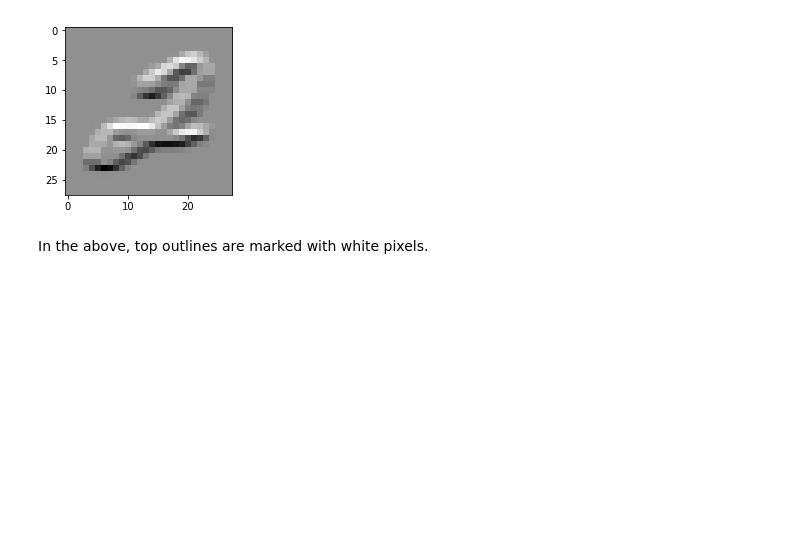
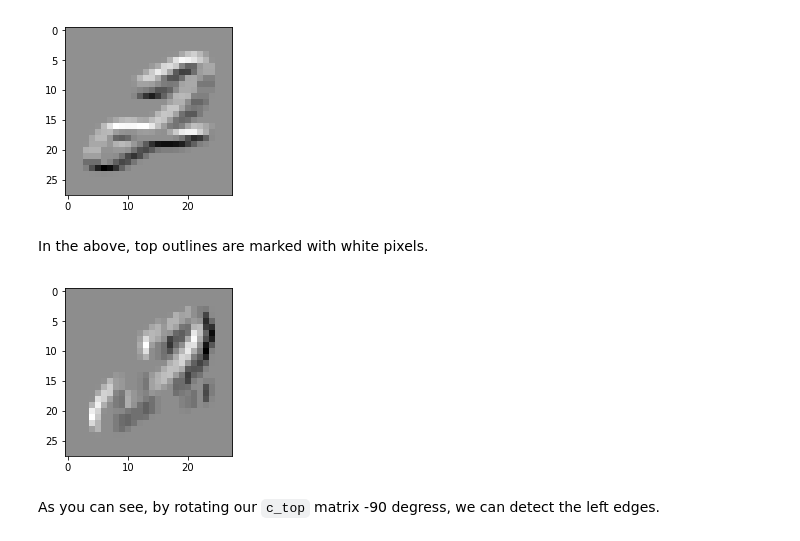
Before and after one commit to arunoda/fastai-courses, a Jupyter notebook: algebra/lesson1-intro.ipynb, the cells around one changed output. Cells and saved outputs as stored; diff of their text form; code cells hidden in the pictures; blank space fills up the shorter version.

```diff
--- a/algebra/lesson1-intro.ipynb
+++ b/algebra/lesson1-intro.ipynb
@@ -196,3 +199,15 @@ plot(i_top)
 [figure]
 # %% [markdown]
 In the above, top outlines are marked with white pixels.
+# %%
+c_left = [
+    [-1, 1, 0],
+    [-1, 1, 0],
+    [-1, 1, 0]
+]
+# %%
+plot(correlate(images[16000], c_left))
+# %% [output]
+[figure, added]
+# %% [markdown]
+As you can see, by rotating our `c_top` matrix -90 degress, we can detect the left edges.
```
Also changed, not shown: parts of 8 cells of this notebook.
